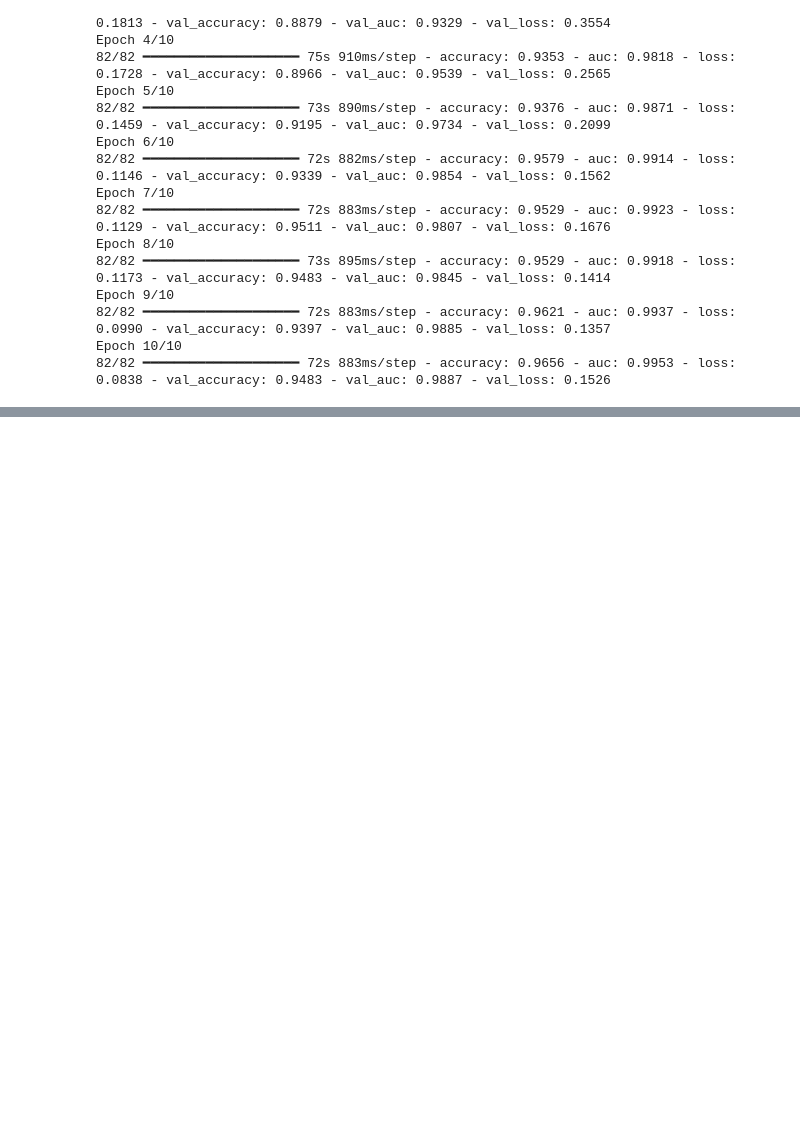
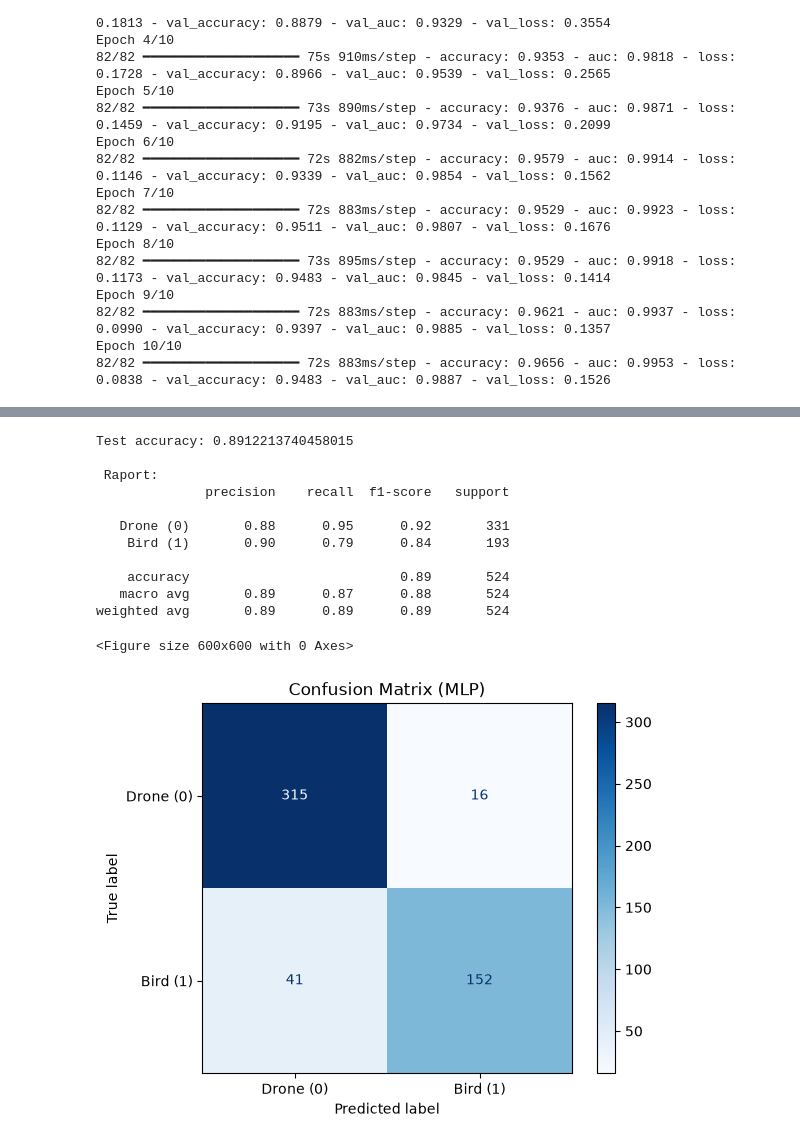
Before and after one commit to anonUserT/drone-vs-bird, a Jupyter notebook: dronevsbird.ipynb, the cells around one changed output, grey strips where cells are left out. Drawn from its saved outputs; the diff is of its cells as text; code cells hidden in the pictures; blank space fills up the shorter version.

```diff
--- a/dronevsbird.ipynb
+++ b/dronevsbird.ipynb
@@ -276,0 +278,15 @@ weighted avg       0.95      0.95      0.95       524
+# %%
+# MLP method
+#Augmentation added
+X_train_augmented = data_augmentation(X_train).numpy()
+X_train_flat = X_train_augmented.reshape(X_train_augmented.shape[0], -1)
+X_test_flat = X_test.reshape(X_test.shape[0], -1)
+
+mlp_sklearn = MLPClassifier(
+    hidden_layer_sizes=(128, 64, 32),
+    max_iter=100,
+    random_state=42,
+    verbose=True
+)
+
+mlp_sklearn.fit(X_train_flat, y_train)
@@ -276,0 +313,31 @@ weighted avg       0.95      0.95      0.95       524
+# %%
+# 3. Evaluointi
+print("Test accuracy:", mlp_sklearn.score(X_test_flat, y_test))
+# Ennusteet MLP-mallilla
+y_pred = mlp_sklearn.predict(X_test_flat)
+
+print("\n Raport:")
+print(classification_report(y_test, y_pred, target_names=['Drone (0)', 'Bird (1)']))
+
+# Confusion matrix
+cm = confusion_matrix(y_test, y_pred)
+disp = ConfusionMatrixDisplay(confusion_matrix=cm, display_labels=['Drone (0)', 'Bird (1)'])
+
+plt.figure(figsize=(6, 6))
+disp.plot(cmap=plt.cm.Blues, values_format='d')
+plt.title("Confusion Matrix (MLP)")
+plt.show()
+# %% [output]
+Test accuracy: 0.8912213740458015
+
+ Raport:
+              precision    recall  f1-score   support
+
+   Drone (0)       0.88      0.95      0.92       331
+    Bird (1)       0.90      0.79      0.84       193
+
+    accuracy                           0.89       524
+   macro avg       0.89      0.87      0.88       524
+weighted avg       0.89      0.89      0.89       524
+<Figure size 600x600 with 0 Axes>
+[figure, added]
```
Also changed, not shown: parts of 3 cells of this notebook.
